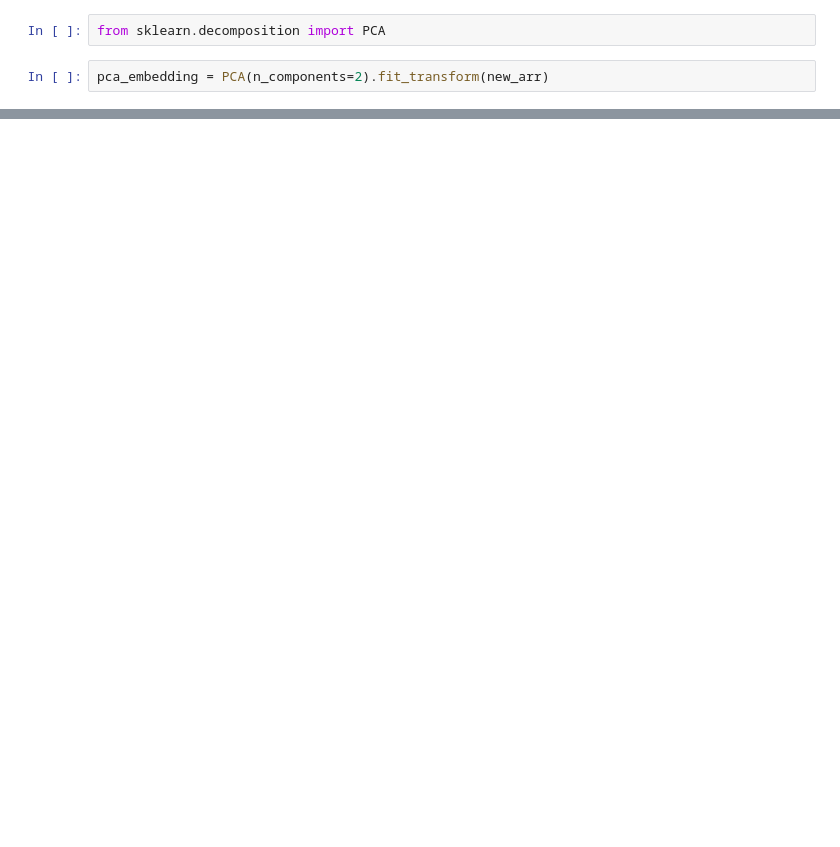
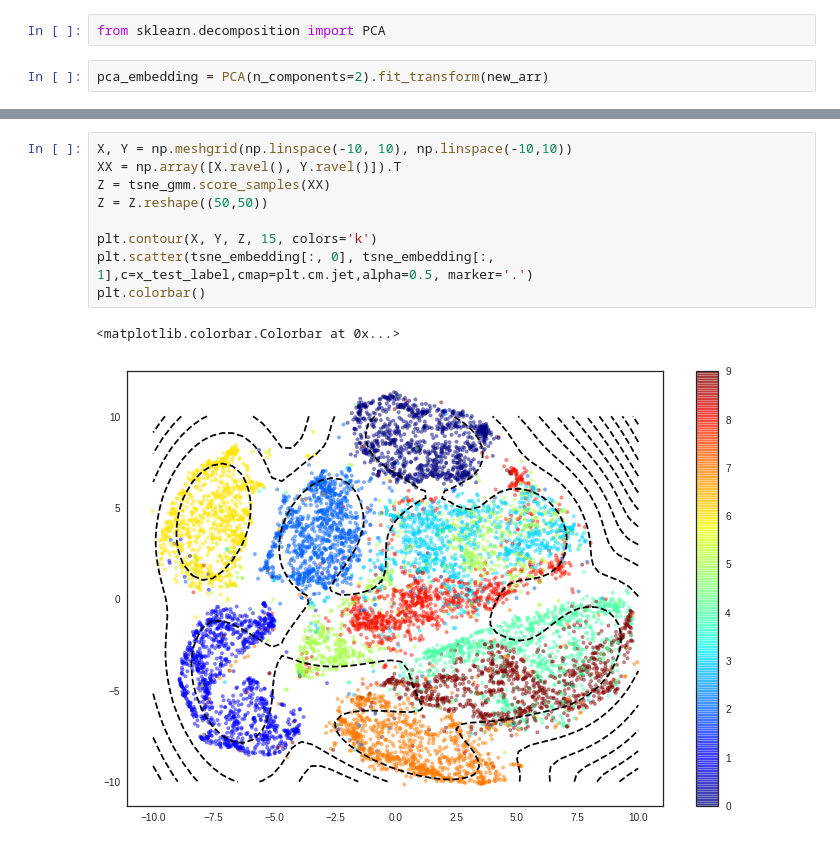
Before and after one commit to elliesch/anonmaly, a Jupyter notebook: MNIST_Anomaly.ipynb, the cells around one changed output, grey strips where cells are left out. Drawn from its saved outputs; the diff is of its cells as text; blank space fills up the shorter version.

```diff
--- a/MNIST_Anomaly.ipynb
+++ b/MNIST_Anomaly.ipynb
@@ -739,0 +845,12 @@ plt.colorbar()
+# %%
+X, Y = np.meshgrid(np.linspace(-10, 10), np.linspace(-10,10))
+XX = np.array([X.ravel(), Y.ravel()]).T
+Z = tsne_gmm.score_samples(XX)
+Z = Z.reshape((50,50))
+
+plt.contour(X, Y, Z, 15, colors='k')
+plt.scatter(tsne_embedding[:, 0], tsne_embedding[:, 1],c=x_test_label,cmap=plt.cm.jet,alpha=0.5, marker='.')
+plt.colorbar()
+# %% [output]
+<matplotlib.colorbar.Colorbar at 0x...>
+[figure, added]
```
Also changed, not shown: parts of 31 cells of this notebook.
